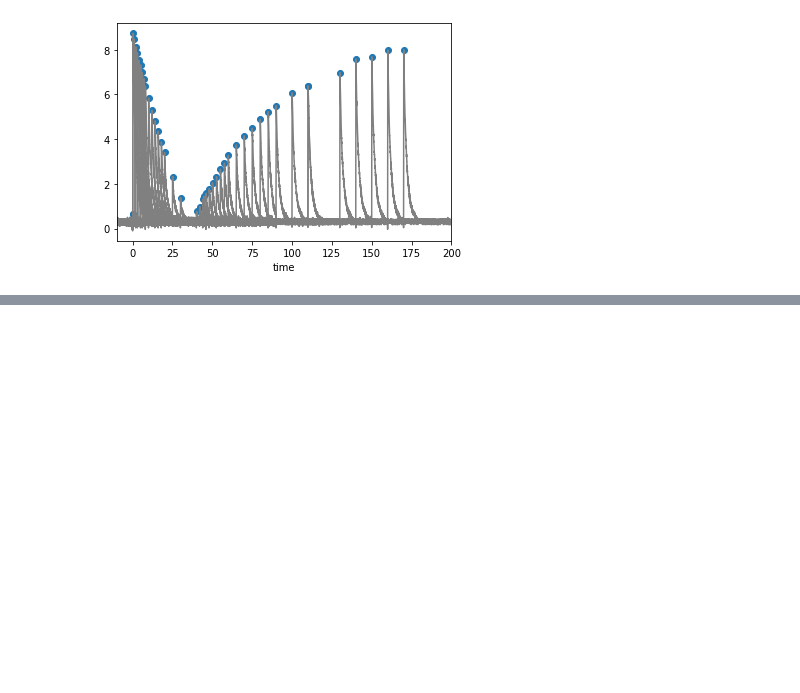
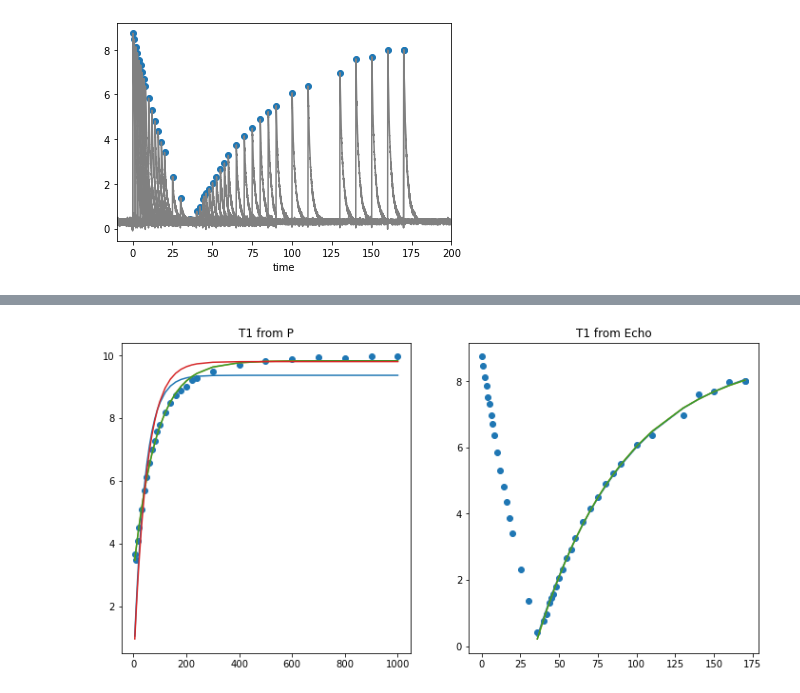
Before and after one commit to kolja-wagner/nmr_fkp, a Jupyter notebook: 01lmo t1.ipynb, the cells around one changed output, grey strips where cells are left out. Drawn from its saved outputs; the diff is of its cells as text; code cells hidden in the pictures; blank space fills up the shorter version.

```diff
--- a/01lmo t1.ipynb
+++ b/01lmo t1.ipynb
@@ -121,17 +142,14 @@ mtim = [d.loc[i, 'time'] for i,d in zip(idx, data)]
 # %%
 fig,ax = plt.subplots()
-# look at index 18, 33/34, 38, 44, they dont match
-i = 43
-ran = slice(0,44)
-for d, P in zip(data[ran], tau[ran]):
-    d.plot(x='time', y='signal', ax=ax, label=P, color='gray')
-    pass
+for i in ran:
+    data[i].plot(x='time', y='signal', ax=ax,color='gray')
 ax.set_xlim(-10, 200)
-#ax.set_ylim(-0,9)
 
-ax.scatter(mtim[ran], msig[ran])
-# ax.scatter(tau[ran]*1e-3, msig[ran], marker='x')
-ax.legend(loc='center left', bbox_to_anchor=(1, 0.5))
+ax.scatter(P2[ran], M2[ran])
 ax.legend().remove()
 # %% [output]
 [figure]
+# %%
+def t1func(t, M0, T1):
+    return M0*(1-np.exp(-t/T1))
+model = Model(t1func, nan_policy='omit')
@@ -137,0 +208,5 @@ ax.legend().remove()
+# %%
+res1 = fit_t1(P1,M1)
+res1b = fit_t1b(P1,M1)
+res1c = fit_t1c(P1,M1)
+res1d = fit_t1d(P1,M1, M0=9.8)
@@ -137,0 +224,5 @@ ax.legend().remove()
+# %%
+ran2 = [i for i in ran if i >= 17]
+res2 = fit_t1(P2[ran2]-34,M2[ran2])
+res2b = fit_t1b(P2[ran2],M2[ran2])
+res2c = fit_t1c(P2[ran2],M2[ran2])
@@ -138,3 +238,23 @@ ax.legend().remove()
+# %%
+fig, (ax,bx) = plt.subplots(1,2, figsize=(12,6))
+ax.scatter(P1,M1)
+ax.plot(P1, res1.best_fit)
+ax.plot(P1, res1b.best_fit)
+ax.plot(P1, res1c.best_fit)
+ax.plot(P1, res1d.best_fit)
+
+ax.set_title('T1 from P')
+
+
+bx.scatter(P2[ran], M2[ran])
+bx.plot(P2[ran2], res2.best_fit)
+bx.plot(P2[ran2], res2b.best_fit)
+bx.plot(P2[ran2], res2c.best_fit)
+
+bx.set_title('T1 from Echo')
+plt.show()
+# %% [output]
+[figure, added]
 # %% [markdown]
 <a style='text-decoration:none;line-height:16px;display:flex;color:#5B5B62;padding:10px;justify-content:end;' href='https://deepnote.com?utm_source=created-in-deepnote-cell&projectId=c333ff75-d5d2-432c-b928-cf45631da0c3' target="_blank">
 <img alt='Created in deepnote.com' style='display:inline;max-height:16px;margin:0px;margin-right:7.5px;' src='embedded-picture-1' > </img>
```
Also changed, not shown: parts of 10 cells of this notebook, 1 other file.
